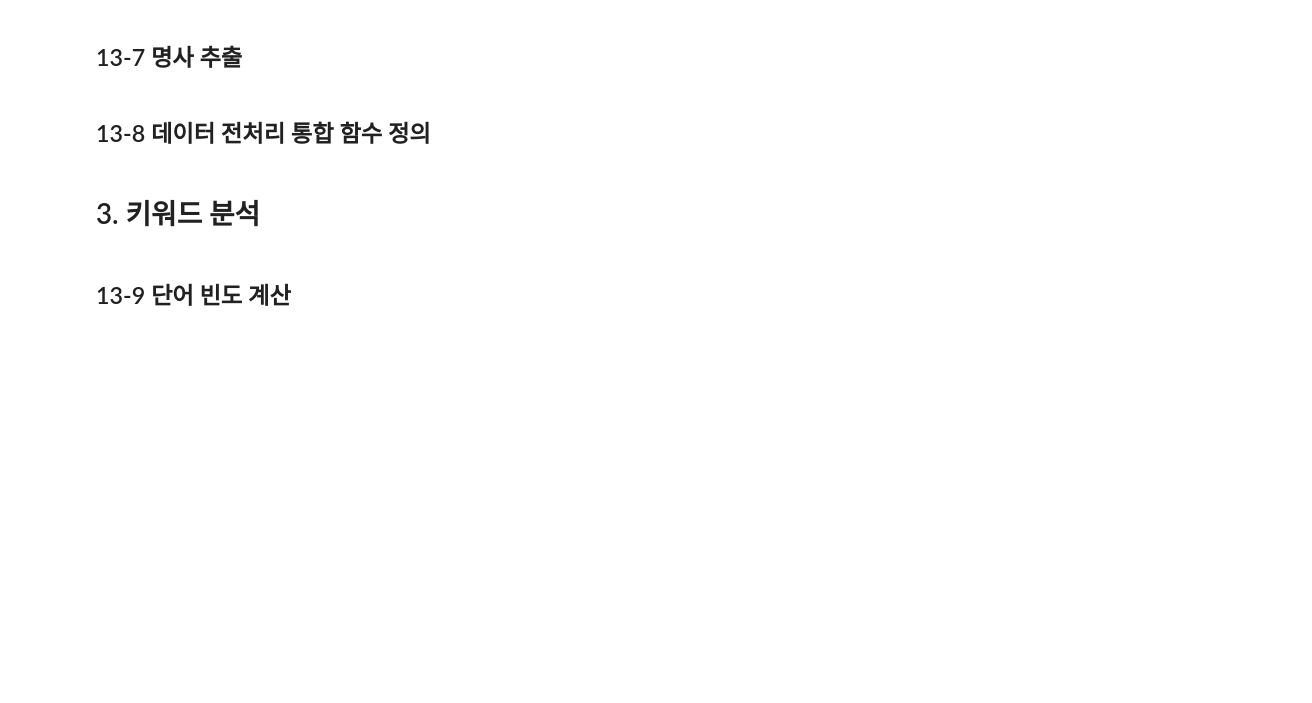
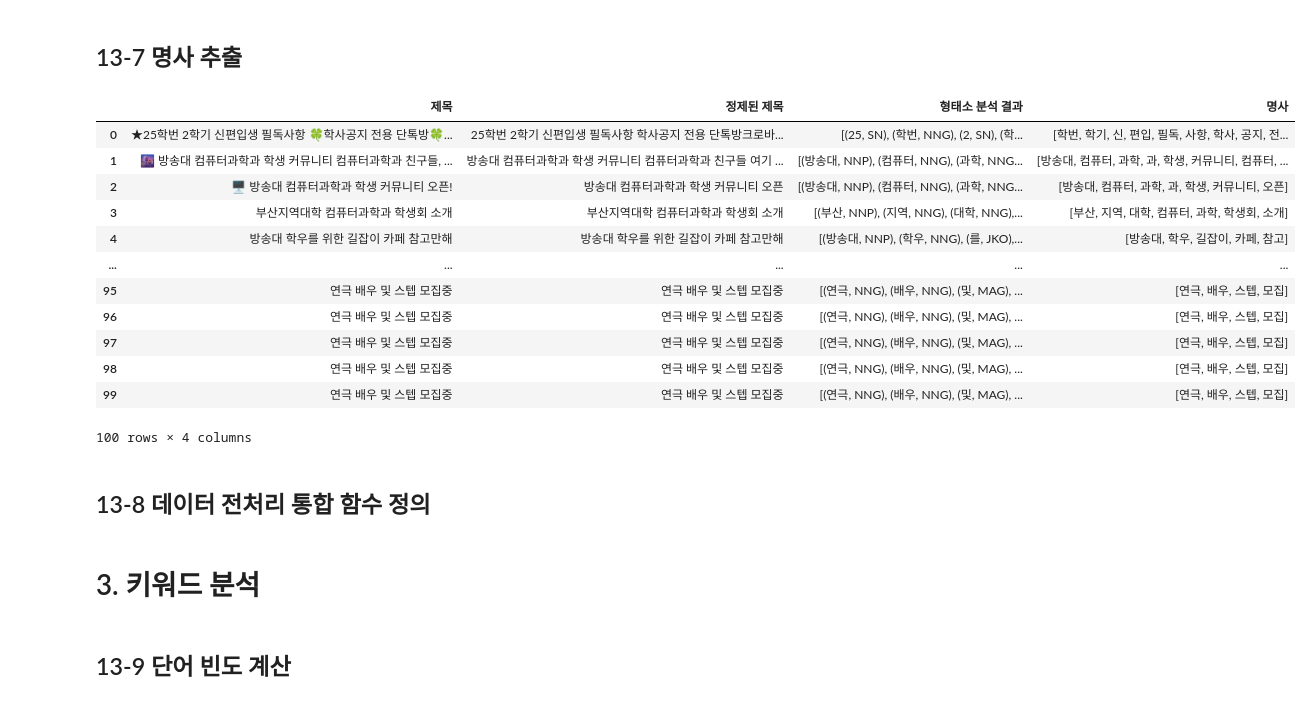
Before and after one commit to StellaCho-Study/Data-Analysis-with-Open-Source, a Jupyter notebook: 오픈소스_데이터_분석_13강.ipynb, the cells around one changed output. Drawn from its saved outputs; the diff is of its cells as text; code cells hidden in the pictures; blank space fills up the shorter version.

```diff
--- a/오픈소스_데이터_분석_13강.ipynb
+++ b/오픈소스_데이터_분석_13강.ipynb
@@ -157,10 +167,10 @@ import pandas as pd
 ## 다음 페이지로 이동하고 tree 정보 반환
 def move_to_next_page(driver):
     # _listNext 클래스를 기준으로 엘리먼트 선택
-
+    next_page_link = driver.find_element(By.CLASS_NAME, "_listNext")
     if next_page_link and next_page_link.is_enabled():
         # 다음 페이지 버튼 클릭
-
+        next_page_link.click()
         WebDriverWait(driver, 10).until(
             EC.presence_of_element_located((By.CLASS_NAME, "board-table"))
         )
@@ -179,10 +189,10 @@ def get_board_titles(url, pages, verbose=False):
           print(f"=== 페이지 {page} 처리중입니다. ===")
         if page == 1:
             # 13-2 에서 작성한 get_page 함수를 이용하여 현재 페이지 tree 구하기
-
+            tree = get_page(driver, url)
         else:
             # 다음 페이지로 이동하고 해당 페이지 tree 구하기
-
+            tree = move_to_next_page(driver)
         if tree is not None:
             titles = extract_titles(tree)
             board_titles.extend(titles)
@@ -276,18 +361,32 @@ cs_df
 # %%
 ## 형태소 분석 결과에서 명사 추출
 def extract_nouns(morphemes):
   # 형태소가 NNG (일반명사), NNP (고유명사) 인 word를 nouns에 저장
-
-  return nouns
+    nouns = [word for word, tag in morphemes if tag in ['NNG', 'NNP']]
+    return nouns
 
 ## 데이터프레임에 명사 추출 적용
 def noun_df(df):
-  if not df.empty:
-      df['명사'] = df['형태소 분석 결과'].apply(extract_nouns)
+    if not df.empty:
+        df['명사'] = df['형태소 분석 결과'].apply(extract_nouns)
 
 ## 명사 추출 적용
 noun_df(cs_df)
 cs_df
+# %% [output]
+|  | 제목 | 정제된 제목 | 형태소 분석 결과 | 명사 |
+| 0 | ★25학번 2학기 신편입생 필독사항 🍀학사공지 전용 단톡방🍀... | 25학번 2학기 신편입생 필독사항 학사공지 전용 단톡방크로바... | [(25, SN), (학번, NNG), (2, SN), (학... | [학번, 학기, 신, 편입, 필독, 사항, 학사, 공지, 전... |
+| 1 | 🌆 방송대 컴퓨터과학과 학생 커뮤니티 컴퓨터과학과 친구들, ... | 방송대 컴퓨터과학과 학생 커뮤니티 컴퓨터과학과 친구들 여기 ... | [(방송대, NNP), (컴퓨터, NNG), (과학, NNG... | [방송대, 컴퓨터, 과학, 과, 학생, 커뮤니티, 컴퓨터, ... |
+| 2 | 🖥️ 방송대 컴퓨터과학과 학생 커뮤니티 오픈! | 방송대 컴퓨터과학과 학생 커뮤니티 오픈 | [(방송대, NNP), (컴퓨터, NNG), (과학, NNG... | [방송대, 컴퓨터, 과학, 과, 학생, 커뮤니티, 오픈] |
+| 3 | 부산지역대학 컴퓨터과학과 학생회 소개 | 부산지역대학 컴퓨터과학과 학생회 소개 | [(부산, NNP), (지역, NNG), (대학, NNG),... | [부산, 지역, 대학, 컴퓨터, 과학, 학생회, 소개] |
+| 4 | 방송대 학우를 위한 길잡이 카페 참고만해 | 방송대 학우를 위한 길잡이 카페 참고만해 | [(방송대, NNP), (학우, NNG), (를, JKO),... | [방송대, 학우, 길잡이, 카페, 참고] |
+| ... | ... | ... | ... | ... |
+| 95 | 연극 배우 및 스텝 모집중 | 연극 배우 및 스텝 모집중 | [(연극, NNG), (배우, NNG), (및, MAG), ... | [연극, 배우, 스텝, 모집] |
+| 96 | 연극 배우 및 스텝 모집중 | 연극 배우 및 스텝 모집중 | [(연극, NNG), (배우, NNG), (및, MAG), ... | [연극, 배우, 스텝, 모집] |
+| 97 | 연극 배우 및 스텝 모집중 | 연극 배우 및 스텝 모집중 | [(연극, NNG), (배우, NNG), (및, MAG), ... | [연극, 배우, 스텝, 모집] |
+| 98 | 연극 배우 및 스텝 모집중 | 연극 배우 및 스텝 모집중 | [(연극, NNG), (배우, NNG), (및, MAG), ... | [연극, 배우, 스텝, 모집] |
+| 99 | 연극 배우 및 스텝 모집중 | 연극 배우 및 스텝 모집중 | [(연극, NNG), (배우, NNG), (및, MAG), ... | [연극, 배우, 스텝, 모집] |
+100 rows × 4 columns
 # %% [markdown]
 ## 13-8 데이터 전처리 통합 함수 정의
 # %%
```
Also changed, not shown: parts of 10 cells of this notebook.
